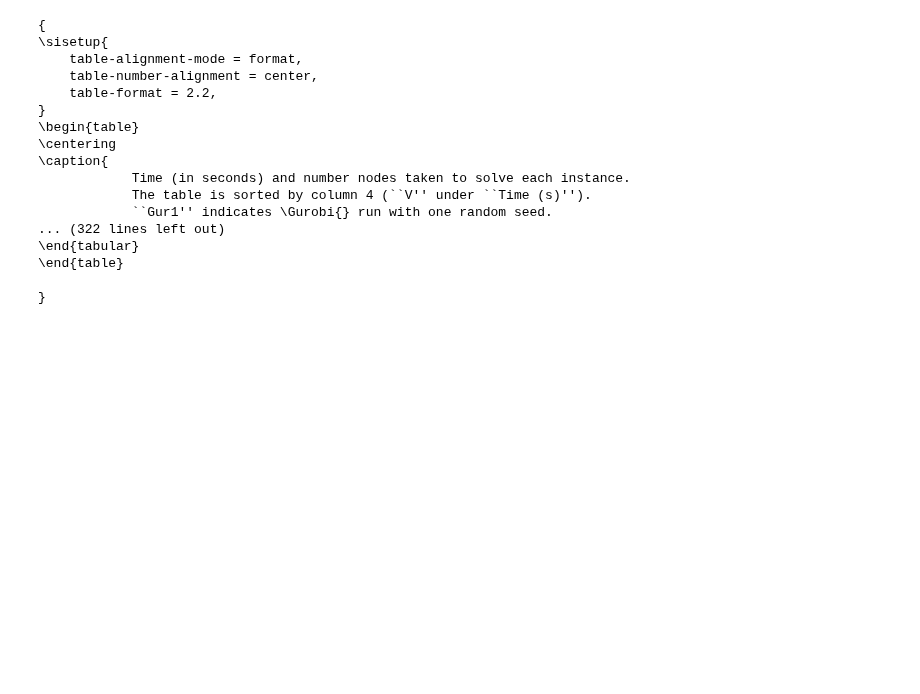
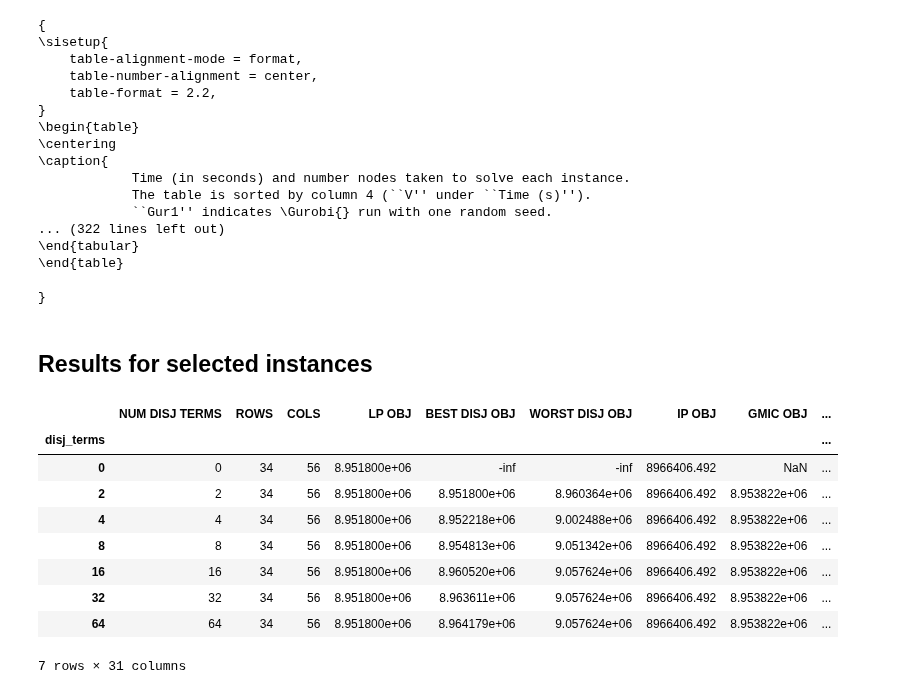
Before and after one commit to akazachk/vpc, a Jupyter notebook: plots/plots.ipynb, the cells around one changed output. Cells and saved outputs as stored; diff of their text form; code cells hidden in the pictures; blank space fills up the shorter version.

```diff
--- a/plots/plots.ipynb
+++ b/plots/plots.ipynb
@@ -4670,3 +4670,18 @@ print(table13_str)
 \end{table}
 
 }
+# %% [markdown]
+## Results for selected instances
+# %%
+gap_df.loc['bell5_presolved']
+# %% [output]
+|  | NUM DISJ TERMS | ROWS | COLS | LP OBJ | BEST DISJ OBJ | WORST DISJ OBJ | IP OBJ | GMIC OBJ | ... |
+| disj_terms |  |  |  |  |  |  |  |  | ... |
+| 0 | 0 | 34 | 56 | 8.951800e+06 | -inf | -inf | 8966406.492 | NaN | ... |
+| 2 | 2 | 34 | 56 | 8.951800e+06 | 8.951800e+06 | 8.960364e+06 | 8966406.492 | 8.953822e+06 | ... |
+| 4 | 4 | 34 | 56 | 8.951800e+06 | 8.952218e+06 | 9.002488e+06 | 8966406.492 | 8.953822e+06 | ... |
+| 8 | 8 | 34 | 56 | 8.951800e+06 | 8.954813e+06 | 9.051342e+06 | 8966406.492 | 8.953822e+06 | ... |
+| 16 | 16 | 34 | 56 | 8.951800e+06 | 8.960520e+06 | 9.057624e+06 | 8966406.492 | 8.953822e+06 | ... |
+| 32 | 32 | 34 | 56 | 8.951800e+06 | 8.963611e+06 | 9.057624e+06 | 8966406.492 | 8.953822e+06 | ... |
+| 64 | 64 | 34 | 56 | 8.951800e+06 | 8.964179e+06 | 9.057624e+06 | 8966406.492 | 8.953822e+06 | ... |
+7 rows × 31 columns
```
Also changed, not shown: parts of 3 cells of this notebook.
